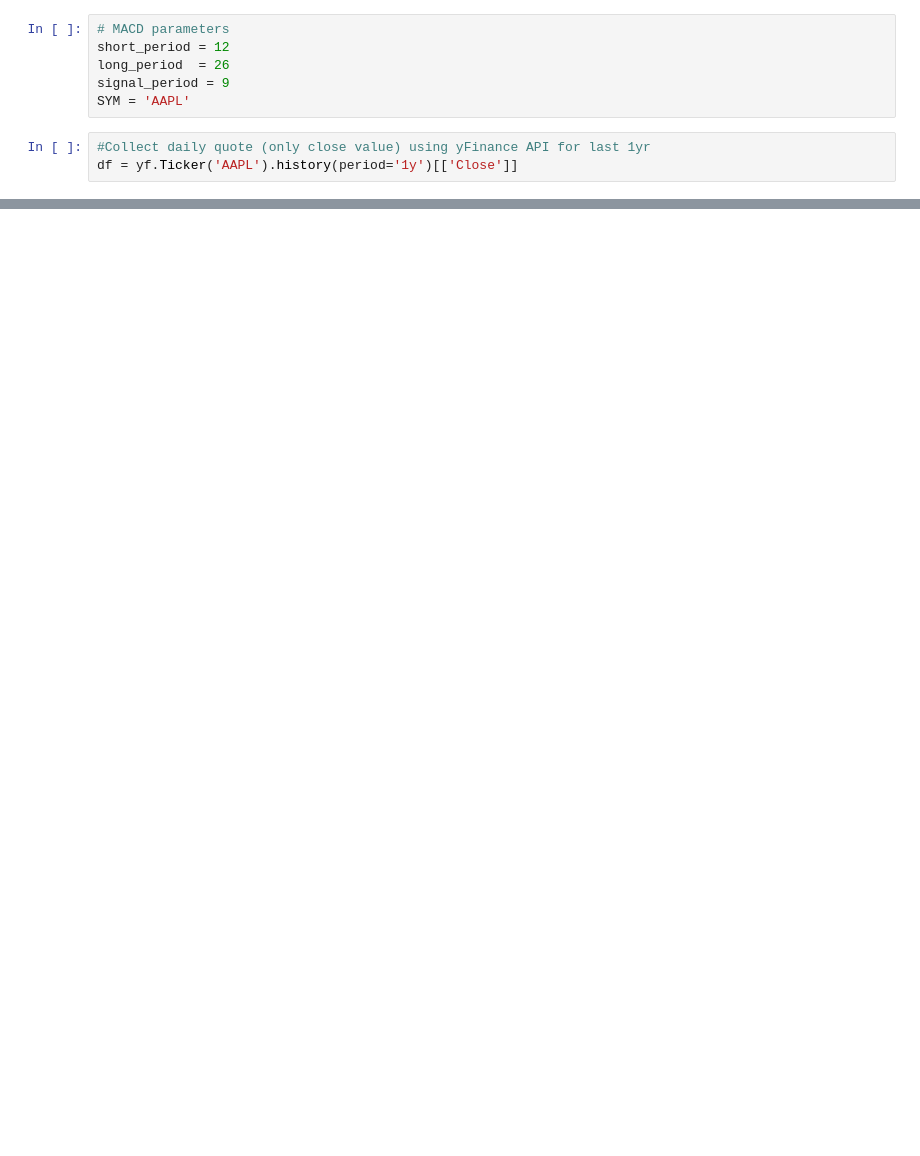
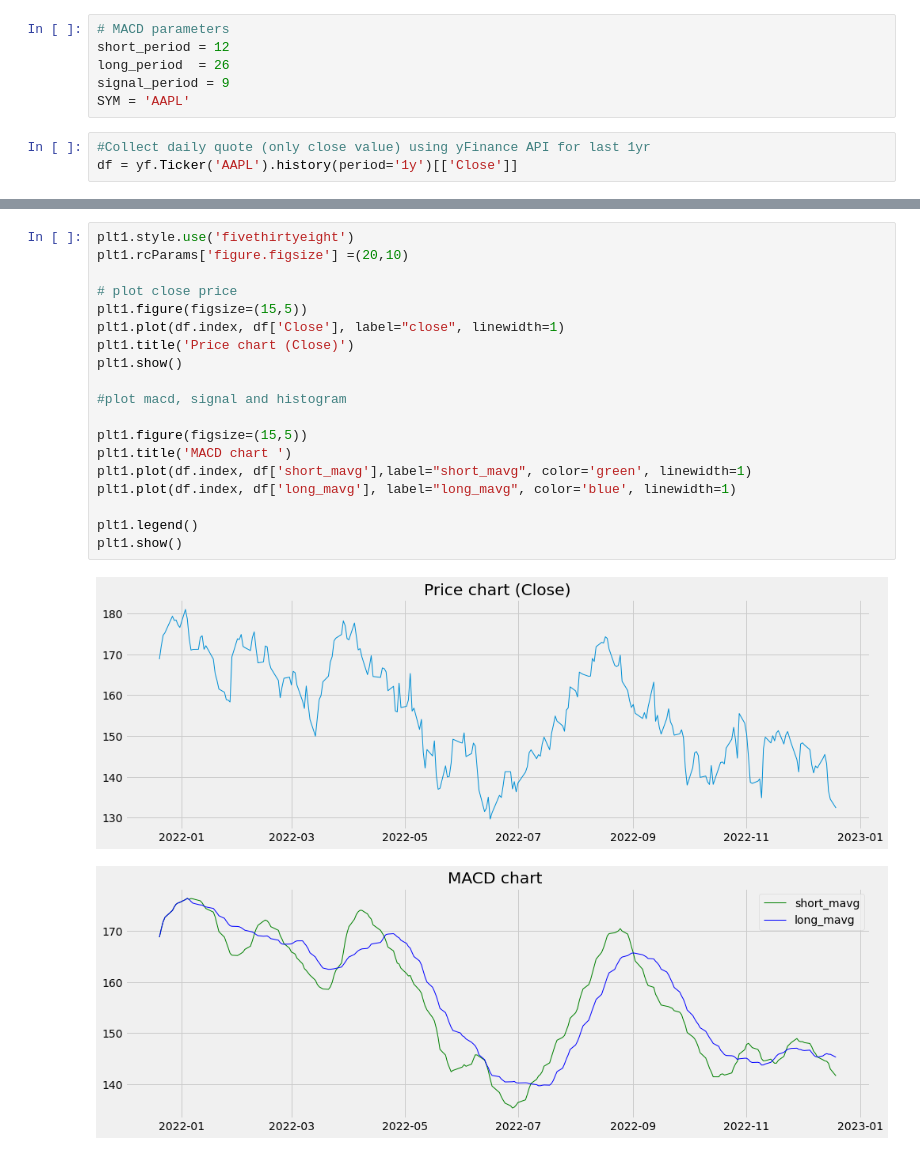
Before and after one commit to binojvr/macd, a Jupyter notebook: macd.ipynb, the cells around one changed output, grey strips where cells are left out. Saved outputs shown, nothing was run; the diff lists cells and outputs as text; blank space fills up the shorter version.

Commit message:
Update macd.ipynb
Minor changes

```diff
--- a/macd.ipynb
+++ b/macd.ipynb
@@ -96,0 +138,22 @@ plt.show()
+# %%
+plt1.style.use('fivethirtyeight')
+plt1.rcParams['figure.figsize'] =(20,10)
+
+# plot close price
+plt1.figure(figsize=(15,5))
+plt1.plot(df.index, df['Close'], label="close", linewidth=1)
+plt1.title('Price chart (Close)')
+plt1.show()
+
+#plot macd, signal and histogram
+
+plt1.figure(figsize=(15,5))
+plt1.title('MACD chart ')
+plt1.plot(df.index, df['short_mavg'],label="short_mavg", color='green', linewidth=1)
+plt1.plot(df.index, df['long_mavg'], label="long_mavg", color='blue', linewidth=1)
+
+plt1.legend()
+plt1.show()
+# %% [output]
+[figure, added]
+[figure, added]
```
Also changed, not shown: parts of 7 cells of this notebook.
